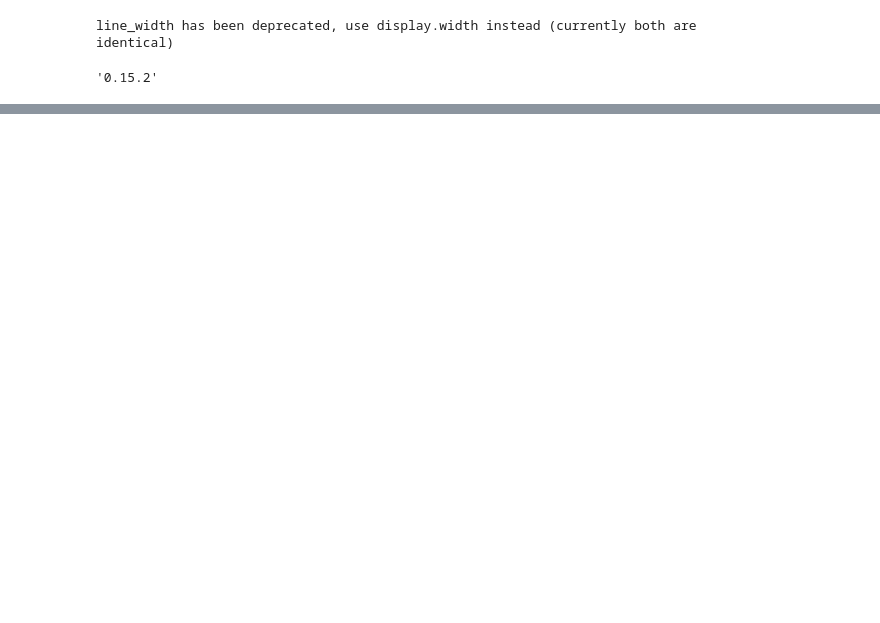
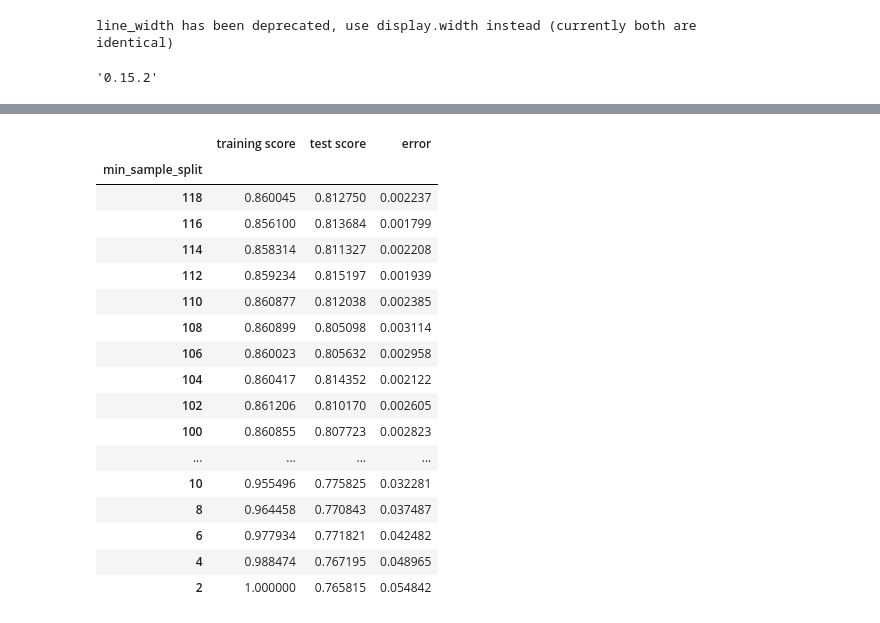
Before and after one commit to sshegheva/bag-of-algorithms, a Jupyter notebook: analysis/notebooks/decision-trees.ipynb, the cells around one changed output, grey strips where cells are left out. Saved outputs shown, nothing was run; the diff lists cells and outputs as text; code cells hidden in the pictures; blank space fills up the shorter version.

```diff
--- a/analysis/notebooks/decision-trees.ipynb
+++ b/analysis/notebooks/decision-trees.ipynb
@@ -107,0 +105,23 @@ pd.rolling_mean(df, 5).plot()
+# %%
+df['error'] = (df['training score'] - df['test score']) * (df['training score'] - df['test score'])
+# %%
+df
+# %% [output]
+|  | training score | test score | error |
+| min_sample_split |  |  |  |
+| 118 | 0.860045 | 0.812750 | 0.002237 |
+| 116 | 0.856100 | 0.813684 | 0.001799 |
+| 114 | 0.858314 | 0.811327 | 0.002208 |
+| 112 | 0.859234 | 0.815197 | 0.001939 |
+| 110 | 0.860877 | 0.812038 | 0.002385 |
+| 108 | 0.860899 | 0.805098 | 0.003114 |
+| 106 | 0.860023 | 0.805632 | 0.002958 |
+| 104 | 0.860417 | 0.814352 | 0.002122 |
+| 102 | 0.861206 | 0.810170 | 0.002605 |
+| 100 | 0.860855 | 0.807723 | 0.002823 |
+| ... | ... | ... | ... |
+| 10 | 0.955496 | 0.775825 | 0.032281 |
+| 8 | 0.964458 | 0.770843 | 0.037487 |
+| 6 | 0.977934 | 0.771821 | 0.042482 |
+| 4 | 0.988474 | 0.767195 | 0.048965 |
+| 2 | 1.000000 | 0.765815 | 0.054842 |
```
Also changed, not shown: parts of 8 cells of this notebook, 2 other files.
